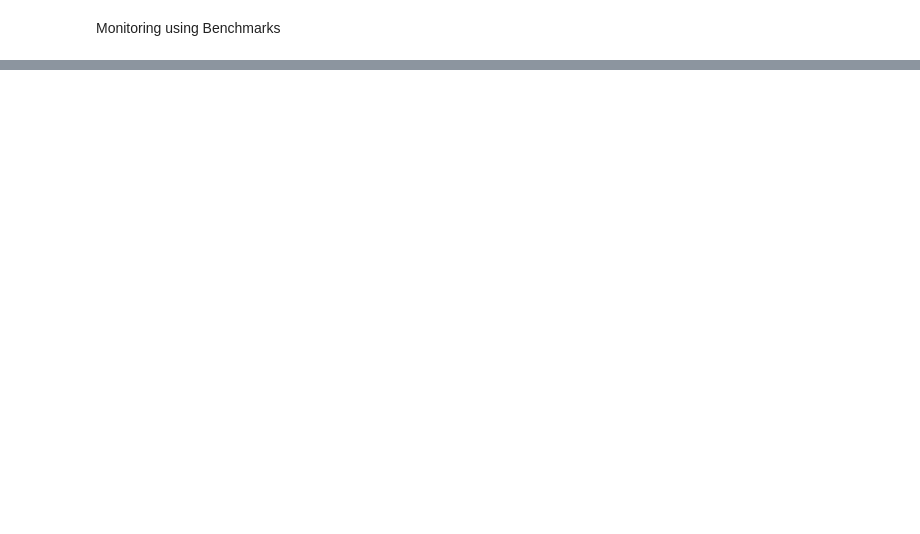
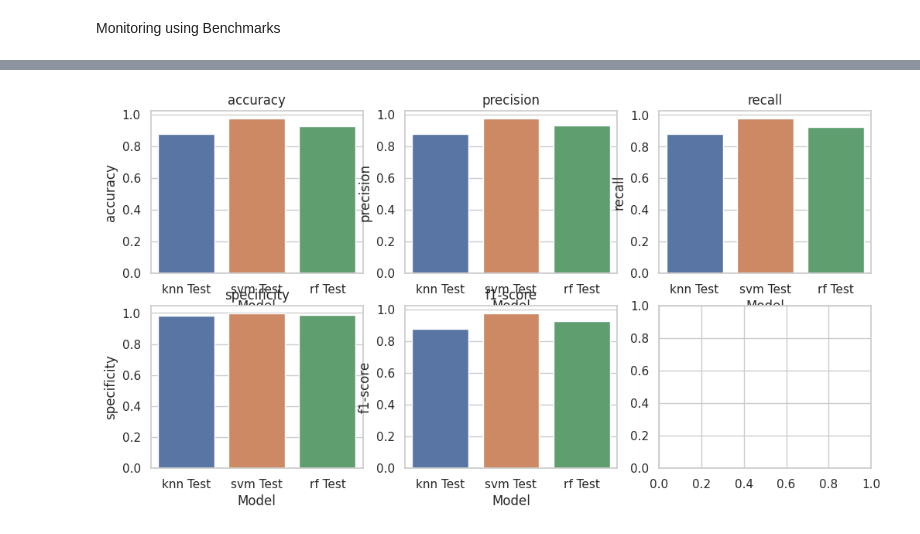
Before and after one commit to vasiliymironoff/specialized-homework, a Jupyter notebook: lab04/lab04.ipynb, the cells around one changed output, grey strips where cells are left out. Drawn from its saved outputs; the diff is of its cells as text; code cells hidden in the pictures; blank space fills up the shorter version.

```diff
--- a/lab04/lab04.ipynb
+++ b/lab04/lab04.ipynb
@@ -701,2 +623,23 @@ eval_xg.calculate_metrics_xall(cmxg_test, metrics_test_xg)
 # %% [markdown]
 Monitoring using Benchmarks
+# %%
+# xall_knn
+# xall_svm
+# xall_rf
+# accuracy	precision	recall	specificity	f1-score
+
+dict_res = {
+    "knn": pd.DataFrame({
+        "test": {"accuracy": xall_knn.iloc[0, 0], "precision": xall_knn.iloc[0,1], "recall": xall_knn.iloc[0,2], "specificity": xall_knn.iloc[0,3], "f1-score": xall_knn.iloc[0, 4]},
+    }),
+    "svm": pd.DataFrame({
+        "test": {"accuracy": xall_svm.iloc[0,0], "precision": xall_svm.iloc[0,1], "recall": xall_svm.iloc[0,2], "specificity": xall_svm.iloc[0, 3], "f1-score": xall_svm.iloc[0,4]}
+    }),
+    "rf": pd.DataFrame({
+        "test": {"accuracy": xall_rf.iloc[0,0], "precision": xall_rf.iloc[0,1], "recall": xall_rf.iloc[0,2], "specificity": xall_rf.iloc[0,3], "f1-score": xall_rf.iloc[0,4]}
+    }),
+}
+# %%
+for key, res in dict_res.items():
+    print(f"\nModel: {key}")
+    print(res)
@@ -702,0 +708,4 @@ Monitoring using Benchmarks
+# %%
+plot_reg_results(dict_res)
+# %% [output]
+[figure, added]
```
Also changed, not shown: parts of 49 cells of this notebook, 6 other files.
